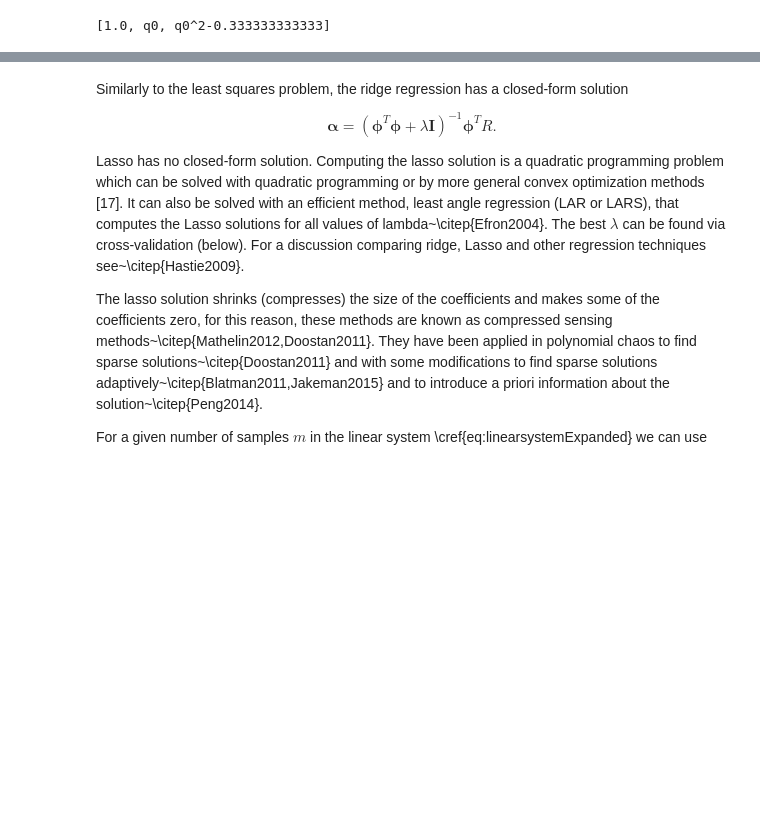
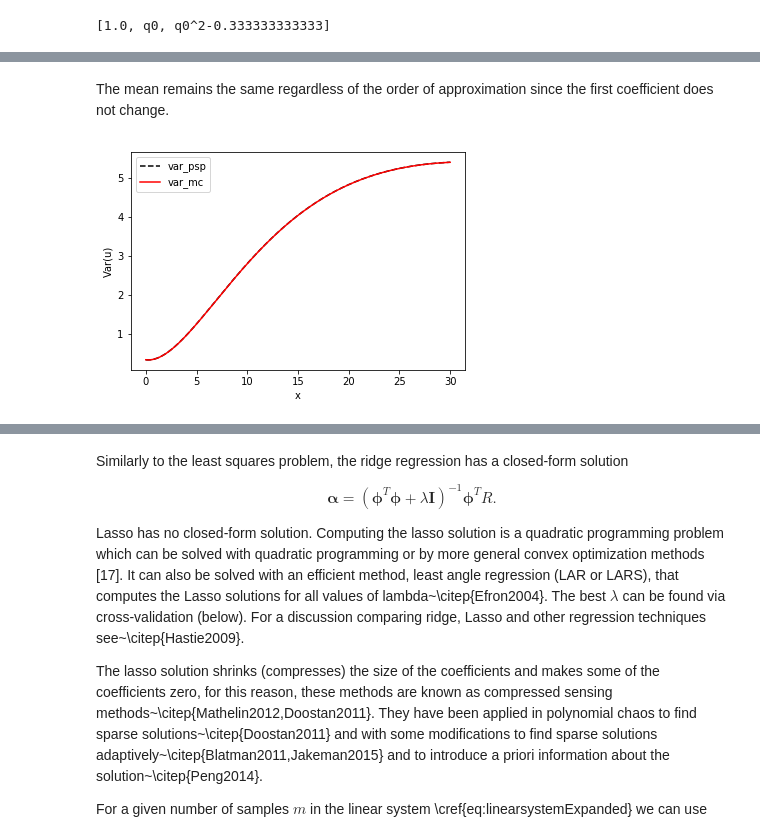
Before and after one commit to byuflowlab/ouu, a Jupyter notebook: OUU.ipynb, the cells around one changed output, grey strips where cells are left out. Saved outputs shown, nothing was run; the diff lists cells and outputs as text; code cells hidden in the pictures; blank space fills up the shorter version.

```diff
--- a/OUU.ipynb
+++ b/OUU.ipynb
@@ -423,0 +456,16 @@ plt.show()
+# %% [markdown]
+The mean remains the same regardless of the order of approximation since the first coefficient does not change.
+# %%
+# variance
+var_psp = cp.Var(U_hat, dist)
+
+plt.figure(2)
+plt.plot(x, var_psp, "k--", label="var_psp")
+plt.plot(x, var_mc, "r", label="var_mc")
+plt.xlabel("x")
+plt.ylabel("Var(u)")
+plt.legend()
+
+plt.show()
+# %% [output]
+[figure, added]
```
Also changed, not shown: parts of 23 cells of this notebook.
